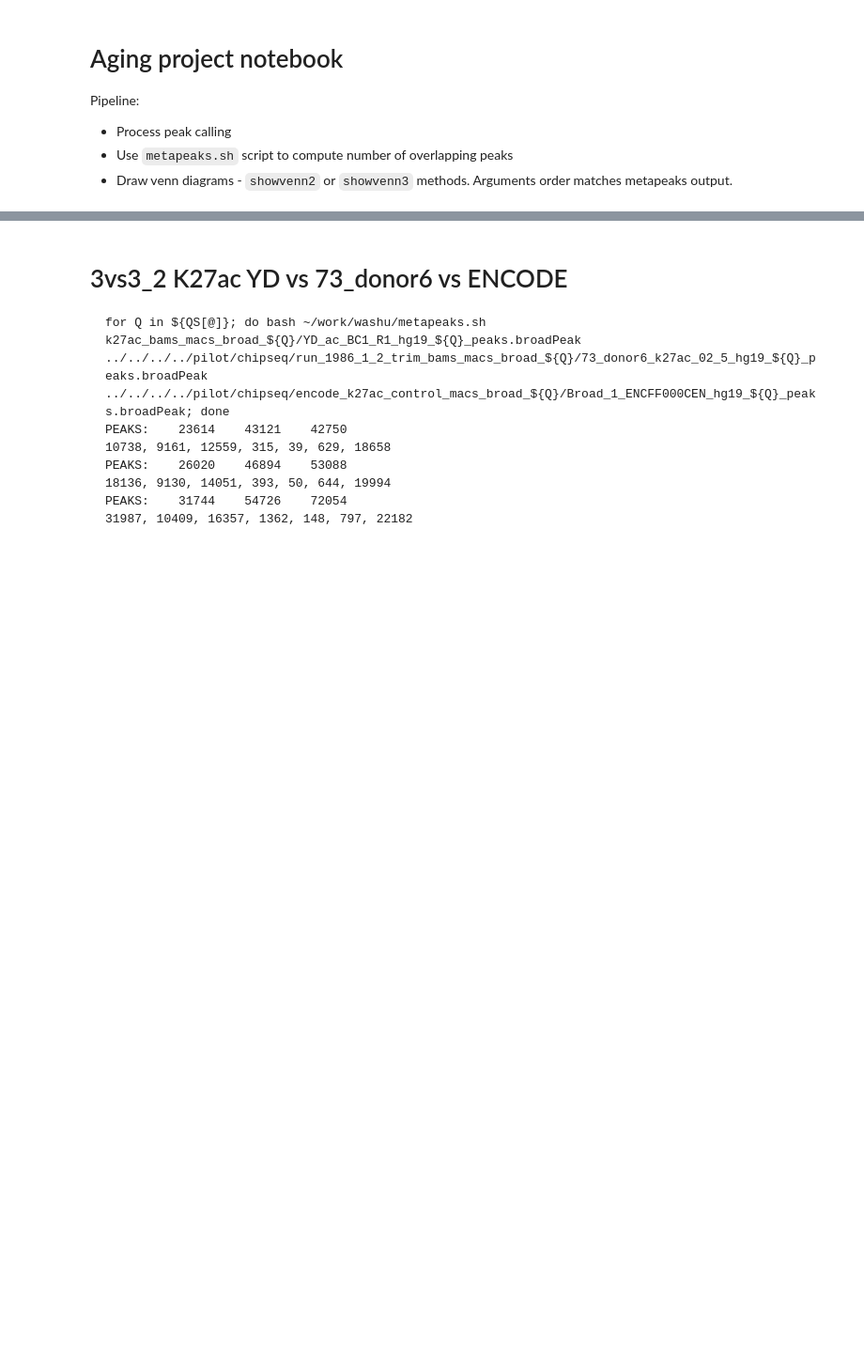
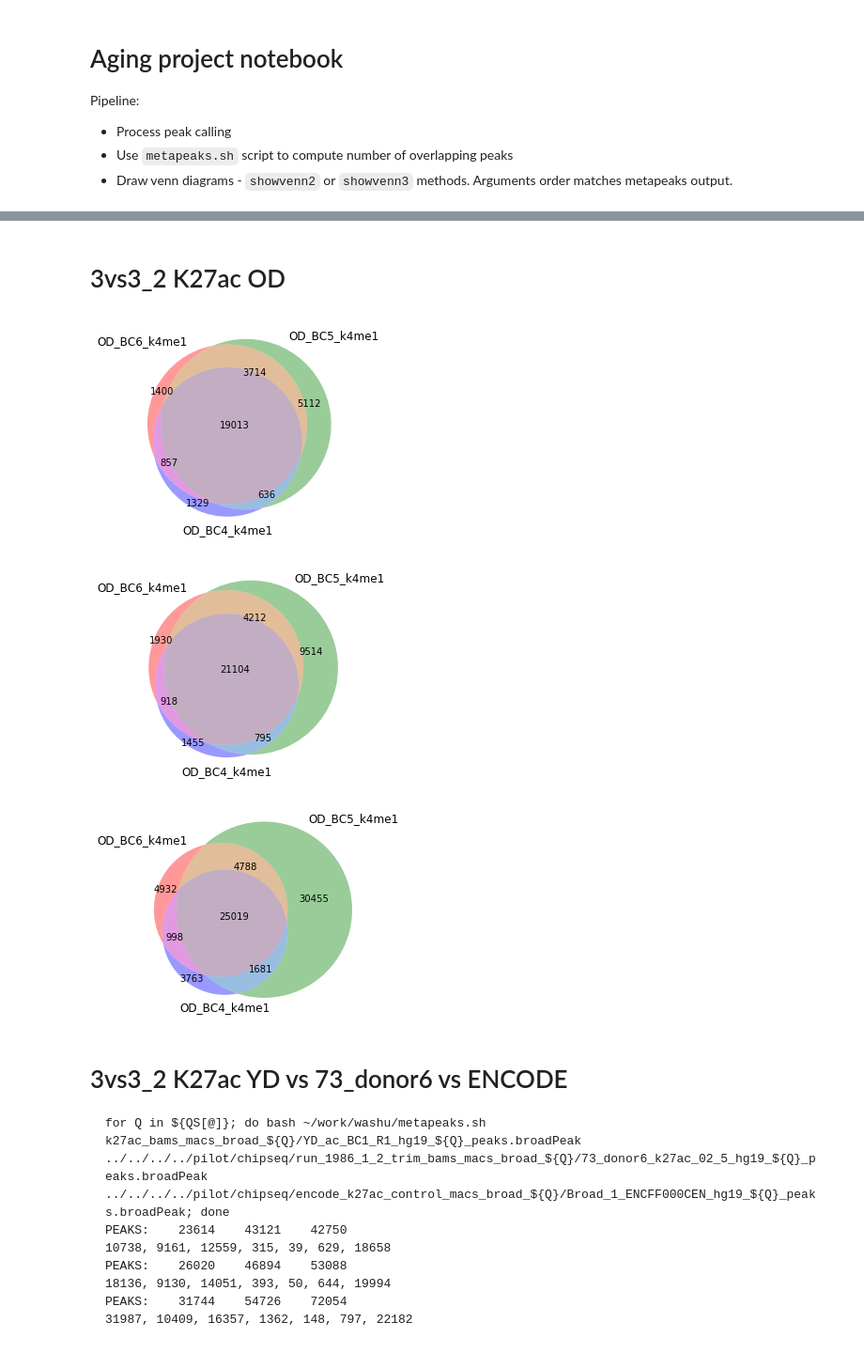
Before and after one commit to JetBrains-Research/washu, a Jupyter notebook: notebooks/chipseq_analysis.ipynb, the cells around one changed output, grey strips where cells are left out. Shown: that part at 94% size. Drawn from its saved outputs; the diff is of its cells as text; code cells hidden in the pictures; blank space fills up the shorter version.

````diff
--- a/notebooks/chipseq_analysis.ipynb
+++ b/notebooks/chipseq_analysis.ipynb
@@ -112,3 +71,16 @@ showvenn3('OD_ac_BC4_k27ac', 'OD_ac_BC5_k27ac', 'OD_ac_BC6_k27ac', 4925, 30448,
+# %% [markdown]
+# 3vs3_2 K27ac OD
+# %%
+FOLDER='/Volumes/WD/scratch/artyomov_lab_aging/Y10OD10/chipseq/processed/3vs3_2/'
+for Q in [0.001, 0.01, 0.1]:
+    metapeaks({'OD_BC4_k4me1': Bed(FOLDER + "k27ac_bams_macs_broad_{0}/OD_ac_BC4_R1_hg19_{0}_peaks.broadPeak".format(Q)),
+               'OD_BC5_k4me1': Bed(FOLDER + "k27ac_bams_macs_broad_{0}/OD_ac_BC5_R1_hg19_{0}_peaks.broadPeak".format(Q)),
+               'OD_BC6_k4me1': Bed(FOLDER + "k27ac_bams_macs_broad_{0}/OD_ac_BC6_R1_hg19_{0}_peaks.broadPeak".format(Q))})
+    plt.show()
+# %% [output]
+[figure, added]
+[figure, added]
+[figure, added]
 # %% [markdown]
 # 3vs3_2 K27ac YD vs 73_donor6 vs ENCODE
 ```
````
Also changed, not shown: parts of 15 cells of this notebook, 2 other files.
